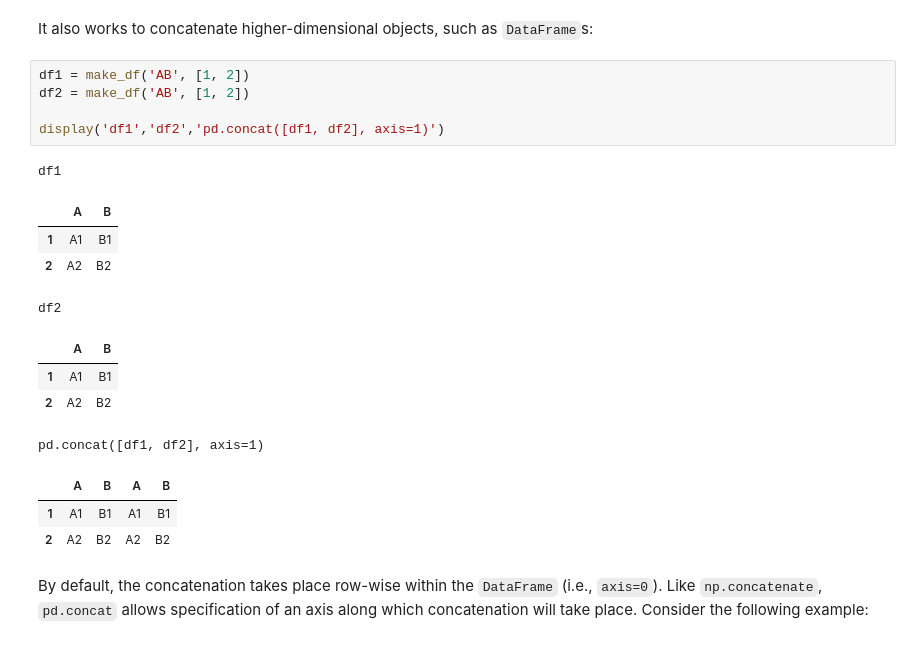
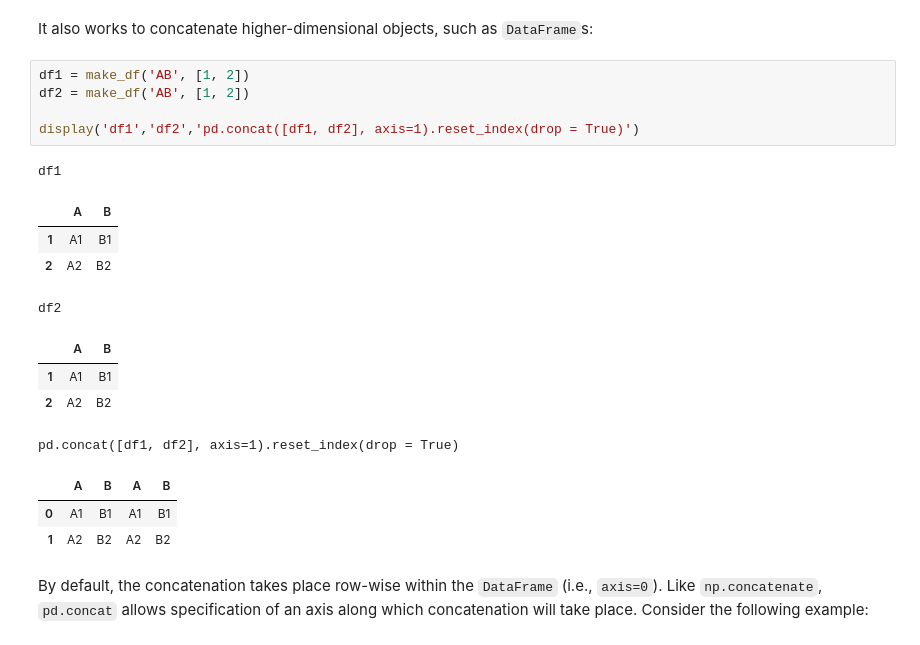
Before and after one commit to tonilocust/Data_Analyst, a Jupyter notebook: 2-Pandas/Teoría/6.Concat-And-Append.ipynb, the cells around one changed output. Cells and saved outputs as stored; diff of their text form.

```diff
--- a/2-Pandas/Teoría/6.Concat-And-Append.ipynb
+++ b/2-Pandas/Teoría/6.Concat-And-Append.ipynb
@@ -109,21 +109,21 @@ It also works to concatenate higher-dimensional objects, such as ``DataFrame``s:
 # %%
 df1 = make_df('AB', [1, 2])
 df2 = make_df('AB', [1, 2])
 
-display('df1','df2','pd.concat([df1, df2], axis=1)')
+display('df1','df2','pd.concat([df1, df2], axis=1).reset_index(drop = True)')
 # %% [output]
 df1
 |  | A | B |
 | 1 | A1 | B1 |
 | 2 | A2 | B2 |
 df2
 |  | A | B |
 | 1 | A1 | B1 |
 | 2 | A2 | B2 |
-pd.concat([df1, df2], axis=1)
+pd.concat([df1, df2], axis=1).reset_index(drop = True)
 |  | A | B | A | B |
-| 1 | A1 | B1 | A1 | B1 |
-| 2 | A2 | B2 | A2 | B2 |
+| 0 | A1 | B1 | A1 | B1 |
+| 1 | A2 | B2 | A2 | B2 |
 # %% [markdown]
 By default, the concatenation takes place row-wise within the ``DataFrame`` (i.e., ``axis=0``).
 Like ``np.concatenate``, ``pd.concat`` allows specification of an axis along which concatenation will take place.
```
